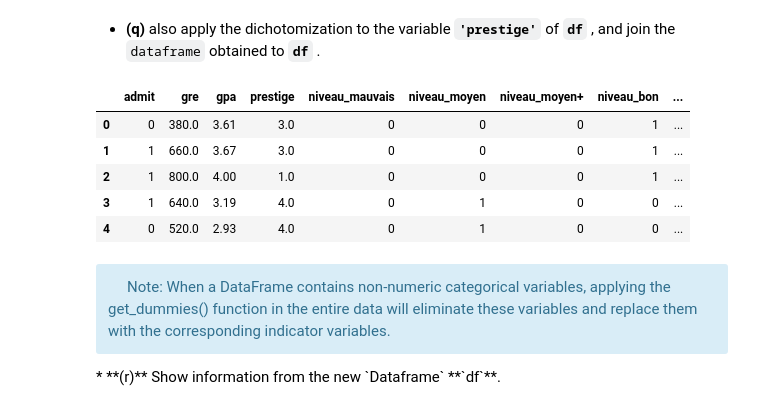
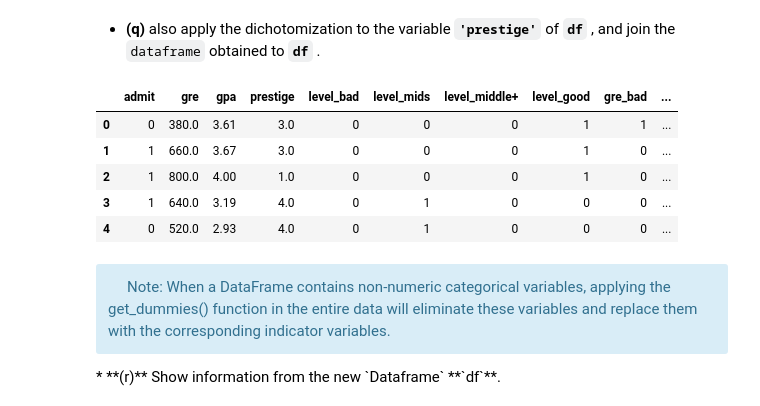
Before and after one commit to Demosthene-OR/Student-AI-and-Data-Management, a Jupyter notebook: sklearn_classif_01_logistic_reg_en.ipynb, the cells around one changed output. Saved outputs shown, nothing was run; the diff lists cells and outputs as text; code cells hidden in the pictures.

```diff
--- a/sklearn_classif_01_logistic_reg_en.ipynb
+++ b/sklearn_classif_01_logistic_reg_en.ipynb
@@ -224,9 +197,0 @@ print("12% of students with a 'bad' test are admitted, while 60% of good student
-# %%
-test_gre = pd.cut(x = df['gre'],
-                  bins = [200, 450, 550, 620, 800],
-                  labels = ['mauvais', 'moyen', 'moyen +', 'bon'])
-
-pd.crosstab(df['admit'], test_gre)
-
-# The more the result obtained in the GRE is high, the more the candidate ** seems to be likely to be admitted.
-# Indeed, the dominant admitted classes are "good" and "medium+"
@@ -255,8 +215,13 @@ pd.crosstab(df['admit'], test_gre)
 
 * **(n)** Knowing that the percentage of students admitted in the dataaframa is around 1/2, what can we say about the influence of the level of a student on his admission? (Compare the proportion of global admitted with the proportion of admitted as a function of levels).
 # %%
-label_gpa=pd.cut(x=df['gpa'],bins=[2,2.8,3.2,3.6,4],labels=['bad','mids','middle+','good'])
-ct_gpa = pd.crosstab(df['admit'],label_gpa, normalize='columns')
-display(ct_gpa)
+grade_level = pd.cut(x = df['gpa'],
+                       bins = [2, 2.8, 3.2, 3.6, 4],
+                       labels= ['bad','mids','middle+','good'])
+
+display(pd.crosstab(df['admit'], grade_level, normalize='columns')) # ou normalize = 1
 print("65% of students with a 'good' GPA are admitted, while 17% of poor students are.")
+
+# Students with a "good" level are more likely to be admitted than average (0.64> 0.5).
+# On the other hand, having an "average" or "medium+" level is not very advantageous.
 # %% [output]
@@ -319,23 +275,19 @@ pd.crosstab(df['admit'], niveaux_notes, normalize='columns') # ou normalize = 1
 
 
 * **(p)** Using a joint or concatenation (`merge`,`concat`), merge the new `Dataframes` obtained with **`df`**.
-# %%
-niveau=pd.get_dummies(data=label_gpa,prefix="level")
-gre=pd.get_dummies(data=label_gre,prefix="gre")
-df=pd.concat([df,niveau,gre],axis=1)
 # %%
-df = df.join(pd.get_dummies(niveaux_notes, prefix='level'))
+df = df.join(pd.get_dummies(grade_level, prefix='level'))
 df = df.join(pd.get_dummies(test_gre, prefix='gre'))
 # %% [markdown]
 
 * **(q)** also apply the dichotomization to the variable **`'prestige'`** of **`df`** , and join the `dataframe` obtained to **`df`** .
 # %%
-df = pd.concat([df,pd.get_dummies(data=df['prestige'],prefix="prest")],axis=1)
+df = df.join(pd.get_dummies(df.prestige, prefix='prest'))
 df.head()
 # %% [output]
-|  | admit | gre | gpa | prestige | niveau_mauvais | niveau_moyen | niveau_moyen+ | niveau_bon | ... |
-| 0 | 0 | 380.0 | 3.61 | 3.0 | 0 | 0 | 0 | 1 | ... |
-| 1 | 1 | 660.0 | 3.67 | 3.0 | 0 | 0 | 0 | 1 | ... |
-| 2 | 1 | 800.0 | 4.00 | 1.0 | 0 | 0 | 0 | 1 | ... |
-| 3 | 1 | 640.0 | 3.19 | 4.0 | 0 | 1 | 0 | 0 | ... |
-| 4 | 0 | 520.0 | 2.93 | 4.0 | 0 | 1 | 0 | 0 | ... |
+|  | admit | gre | gpa | prestige | level_bad | level_mids | level_middle+ | level_good | gre_bad | ... |
+| 0 | 0 | 380.0 | 3.61 | 3.0 | 0 | 0 | 0 | 1 | 1 | ... |
+| 1 | 1 | 660.0 | 3.67 | 3.0 | 0 | 0 | 0 | 1 | 0 | ... |
+| 2 | 1 | 800.0 | 4.00 | 1.0 | 0 | 0 | 0 | 1 | 0 | ... |
+| 3 | 1 | 640.0 | 3.19 | 4.0 | 0 | 1 | 0 | 0 | 0 | ... |
+| 4 | 0 | 520.0 | 2.93 | 4.0 | 0 | 1 | 0 | 0 | 0 | ... |
```
Also changed, not shown: parts of 29 cells of this notebook, 1 other file.
